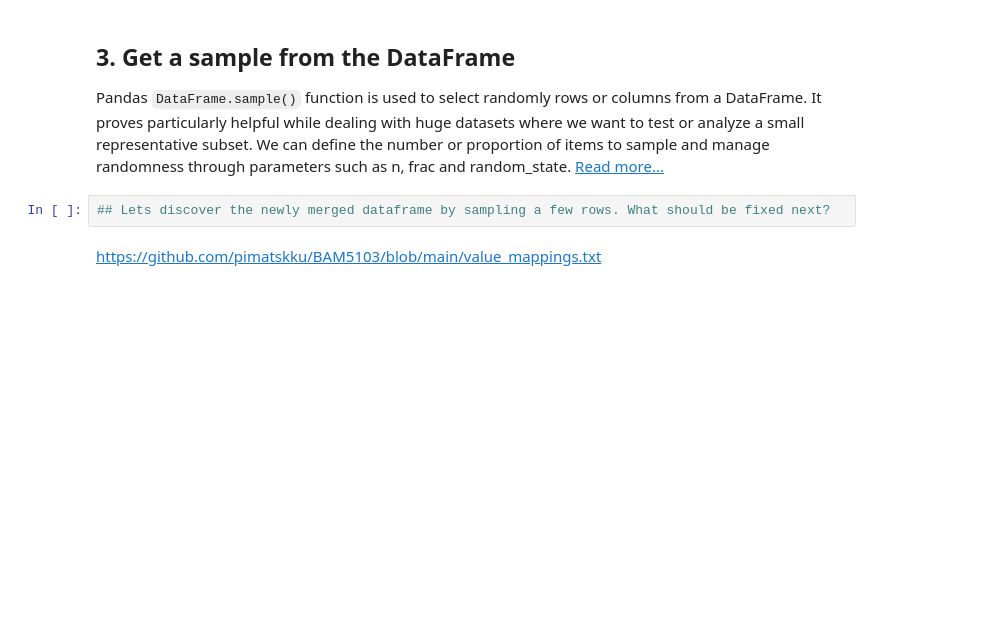
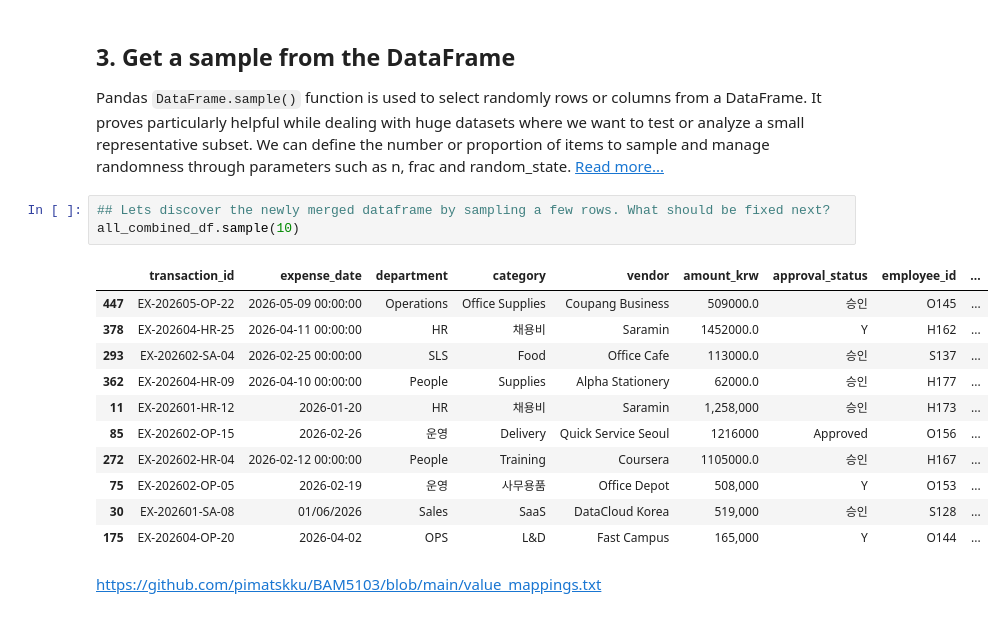
Before and after one commit to Colin7537/Programming-for-Analytics_ChanjoongKim, a Jupyter notebook: session4_exercise.ipynb, the cells around one changed output. Drawn from its saved outputs; the diff is of its cells as text; blank space fills up the shorter version.

```diff
--- a/session4_exercise.ipynb
+++ b/session4_exercise.ipynb
@@ -235,6 +235,19 @@ All combined shape: (448, 10)
 Pandas `DataFrame.sample()` function is used to select randomly rows or columns from a DataFrame. It proves particularly helpful while dealing with huge datasets where we want to test or analyze a small representative subset. We can define the number or proportion of items to sample and manage randomness through parameters such as n, frac and random_state. [Read more...](https://www.geeksforgeeks.org/python/python-pandas-dataframe-sample/)
 # %%
 ## Lets discover the newly merged dataframe by sampling a few rows. What should be fixed next?
+all_combined_df.sample(10)
+# %% [output]
+|  | transaction_id | expense_date | department | category | vendor | amount_krw | approval_status | employee_id | ... |
+| 447 | EX-202605-OP-22 | 2026-05-09 00:00:00 | Operations | Office Supplies | Coupang Business | 509000.0 | 승인 | O145 | ... |
+| 378 | EX-202604-HR-25 | 2026-04-11 00:00:00 | HR | 채용비 | Saramin | 1452000.0 | Y | H162 | ... |
+| 293 | EX-202602-SA-04 | 2026-02-25 00:00:00 | SLS | Food | Office Cafe | 113000.0 | 승인 | S137 | ... |
+| 362 | EX-202604-HR-09 | 2026-04-10 00:00:00 | People | Supplies | Alpha Stationery | 62000.0 | 승인 | H177 | ... |
+| 11 | EX-202601-HR-12 | 2026-01-20 | HR | 채용비 | Saramin | 1,258,000 | 승인 | H173 | ... |
+| 85 | EX-202602-OP-15 | 2026-02-26 | 운영 | Delivery | Quick Service Seoul | 1216000 | Approved | O156 | ... |
+| 272 | EX-202602-HR-04 | 2026-02-12 00:00:00 | People | Training | Coursera | 1105000.0 | 승인 | H167 | ... |
+| 75 | EX-202602-OP-05 | 2026-02-19 | 운영 | 사무용품 | Office Depot | 508,000 | Y | O153 | ... |
+| 30 | EX-202601-SA-08 | 01/06/2026 | Sales | SaaS | DataCloud Korea | 519,000 | 승인 | S128 | ... |
+| 175 | EX-202604-OP-20 | 2026-04-02 | OPS | L&D | Fast Campus | 165,000 | Y | O144 | ... |
 # %% [markdown]
 https://github.com/pimatskku/BAM5103/blob/main/value_mappings.txt
 # %%
```
Also changed, not shown: parts of 3 cells of this notebook.
